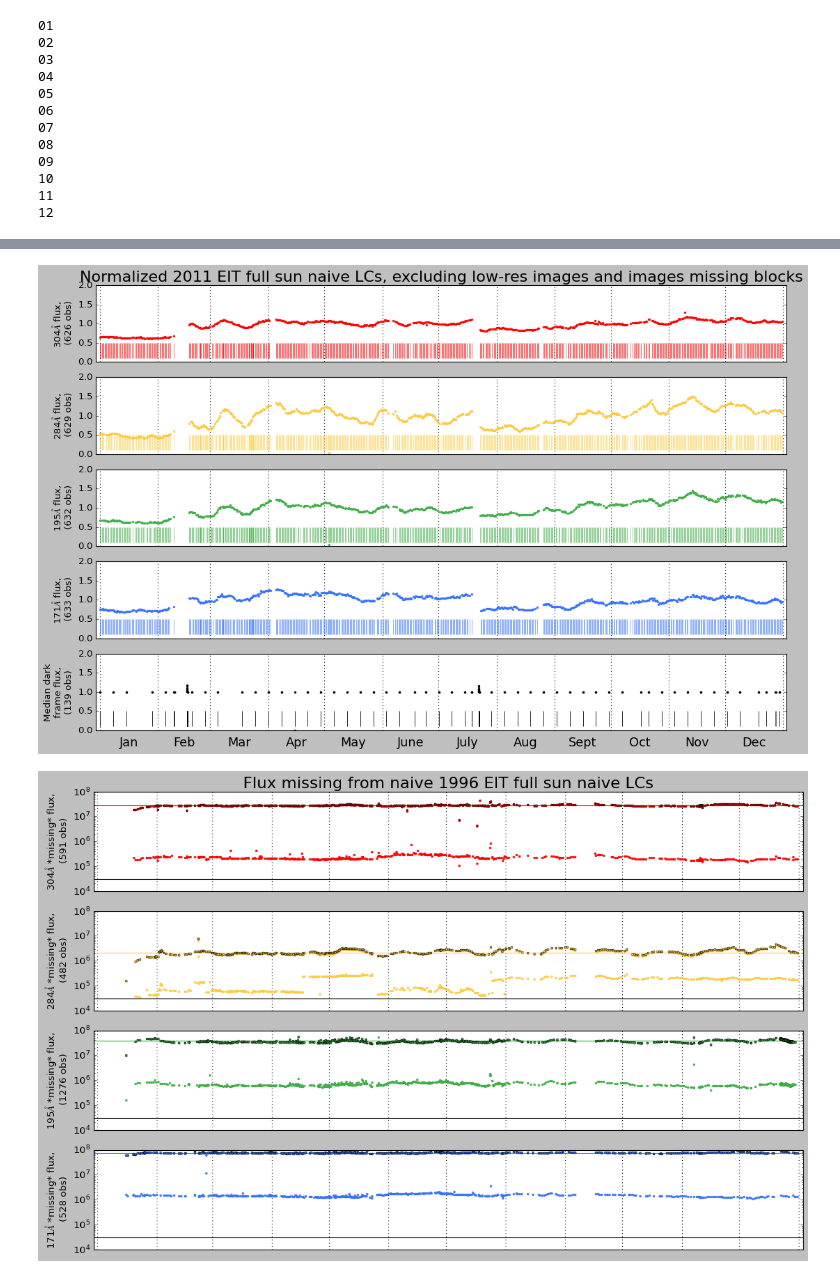
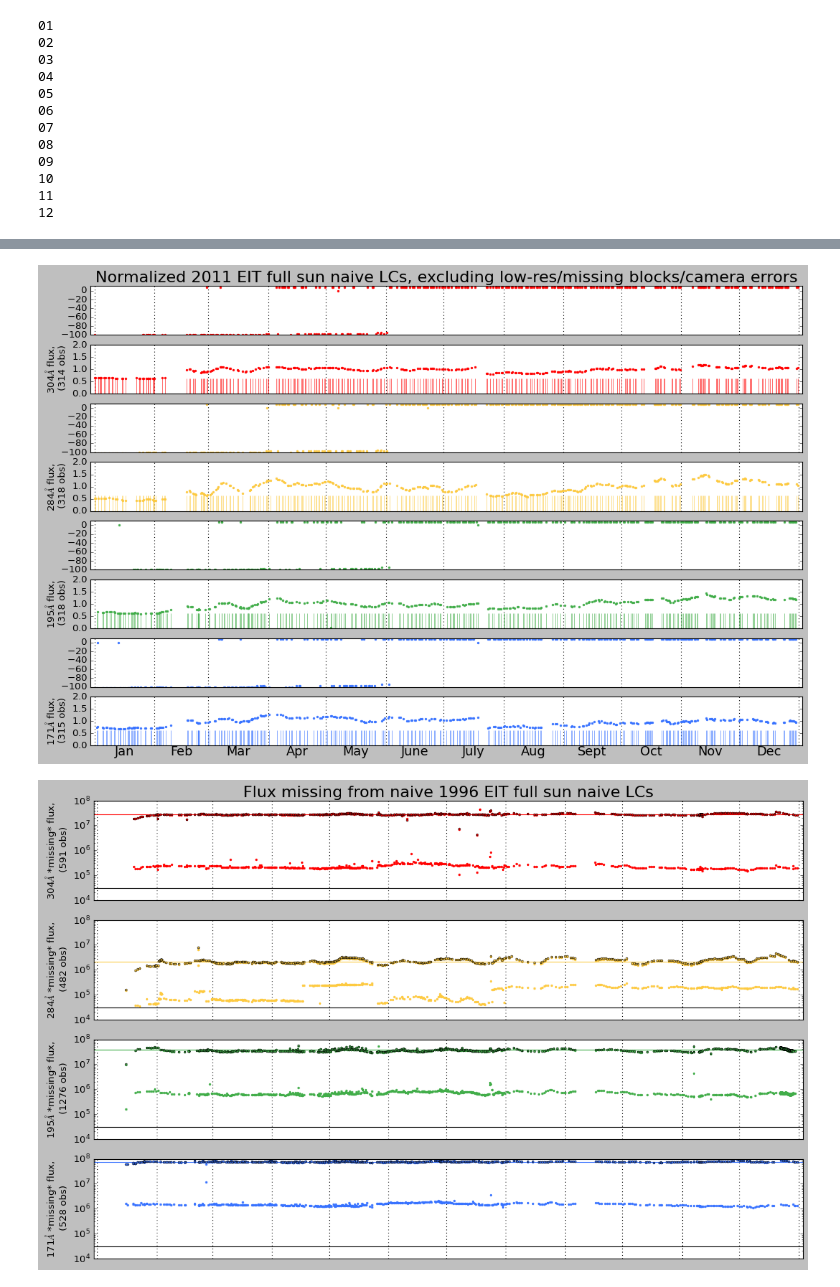
Before and after one commit to esandford/archivalSOHO, a Jupyter notebook: data/EITfluxsum.ipynb, the cells around one changed output, grey strips where cells are left out. Drawn from its saved outputs; the diff is of its cells as text; code cells hidden in the pictures.

Commit message:
VIRGO and SEM LCs ready; EIT LC extraction running on wormhole

```diff
--- a/data/EITfluxsum.ipynb
+++ b/data/EITfluxsum.ipynb
@@ -180,6 +326,6 @@ print(minPhysDistToEdge)
 # %%
 #for year in range(1996, 2010):
-for year in [1996]:
+for year in [2011]:
     jan1_thisyear = '{0}-01-01T00:00:00.000Z'.format(year)
     jan1_thisyear = astropy.time.Time(jan1_thisyear).jd
 
@@ -200,6 +346,11 @@ for year in [1996]:
     missing_fluxes_195 = []
     missing_fluxes_284 = []
     missing_fluxes_304 = []
+
+    temps_171 = []
+    temps_195 = []
+    temps_284 = []
+    temps_304 = []
 
     sci_objs = []
     dates = []
@@ -265,26 +416,30 @@ for year in [1996]:
                     wavelength = header['WAVELNTH']
 
                     #exclude lower-resolution or partial images and images with missing data blocks
-                    if np.shape(data) == (1024,1024) and header['MSBLOCKS'] == 0:
+                    if np.shape(data) == (1024,1024) and header['MSBLOCKS'] == 0 and header['CAMERERR'] == 'no':
                         if wavelength == 171:
                             obsTimes_171.append(header['DATE-BEG'])
                             fluxes_171.append(np.sum(data[cutout_mask]))
                             missing_fluxes_171.append(np.sum(data[missing_mask]))
+                            temps_171.append(header['CCDTEMP'])
 
                         if wavelength == 195:
                             obsTimes_195.append(header['DATE-BEG'])
                             fluxes_195.append(np.sum(data[cutout_mask]))
                             missing_fluxes_195.append(np.sum(data[missing_mask]))
+                            temps_195.append(header['CCDTEMP'])
 
                         if wavelength == 284:
                             obsTimes_284.append(header['DATE-BEG'])
                             fluxes_284.append(np.sum(data[cutout_mask]))
                             missing_fluxes_284.append(np.sum(data[missing_mask]))
+                            temps_284.append(header['CCDTEMP'])
 
                         if wavelength == 304:
                             obsTimes_304.append(header['DATE-BEG'])
                             fluxes_304.append(np.sum(data[cutout_mask]))
                             missing_fluxes_304.append(np.sum(data[missing_mask]))
+                            temps_304.append(header['CCDTEMP'])
 
                 elif "dark_image" in sci_obj_:
                     #separate out what I assume are mis-labeled stray light images
@@ -315,6 +470,11 @@ for year in [1996]:
     m195 = np.array(missing_fluxes_195)
     m284 = np.array(missing_fluxes_284)
     m304 = np.array(missing_fluxes_304)
+
+    temps_171 = np.array(temps_171)
+    temps_195 = np.array(temps_195)
+    temps_284 = np.array(temps_284)
+    temps_304 = np.array(temps_304)
 # %% [output]
 01
 02
@@ -335,51 +504,61 @@ print(np.median(mfDark))
 # %%
-fig, axes = plt.subplots(5,1,figsize=(16,10))
+fig, axes = plt.subplots(8,1,figsize=(16,10))
 
 runningdaycount = 0
 for i, d in enumerate(dayspermonth):
     for ax in axes:
         ax.axvline(runningdaycount,color='k',ls=':')
-    axes[4].text(runningdaycount + d/2, -0.4, months[i],horizontalalignment='center',fontsize=16)
+    axes[7].text(runningdaycount + d/2, -0.4, months[i],horizontalalignment='center',fontsize=16)
     runningdaycount = runningdaycount+d
     # leap years
     if year%4 == 0 and i==1:
         runningdaycount = runningdaycount + 1
 
-axes[4].errorbar(tDark-jan1_thisyear, mfDark/np.median(mfDark), ls='None',marker='.',ms=5,c='k')
-axes[3].errorbar(t171-jan1_thisyear, f171/np.median(f171), yerr=unc171/np.median(f171), ls='None', elinewidth=1, capsize=0, marker='.',ms=5,c='#3772ff',ecolor='k')
-axes[2].errorbar(t195-jan1_thisyear, f195/np.median(f195), yerr=unc195/np.median(f195), ls='None', elinewidth=1, capsize=0, marker='.',ms=5,c='#41ad49',ecolor='k')
-axes[1].errorbar(t284-jan1_thisyear, f284/np.median(f284), yerr=unc284/np.median(f284), ls='None', elinewidth=1, capsize=0, marker='.',ms=5,c='#fdca40',ecolor='k')
-axes[0].errorbar(t304-jan1_thisyear, f304/np.median(f304), yerr=unc304/np.median(f304), ls='None', elinewidth=1, capsize=0, marker='.',ms=5,c='r',ecolor='k')
+axes[6].plot(t171-jan1_thisyear, temps_171, ls='None',marker='.',ms=5,c='#3772ff')
+axes[4].plot(t195-jan1_thisyear, temps_195, ls='None',marker='.',ms=5,c='#41ad49')
+axes[2].plot(t284-jan1_thisyear, temps_284, ls='None',marker='.',ms=5,c='#fdca40')
+axes[0].plot(t304-jan1_thisyear, temps_304, ls='None',marker='.',ms=5,c='r')
+
+#axes[4].errorbar(tDark-jan1_thisyear, mfDark/np.median(mfDark), ls='None',marker='.',ms=5,c='k')
+axes[7].errorbar(t171-jan1_thisyear, f171/np.median(f171), yerr=unc171/np.median(f171), ls='None', elinewidth=1, capsize=0, marker='.',ms=5,c='#3772ff',ecolor='k')
+axes[5].errorbar(t195-jan1_thisyear, f195/np.median(f195), yerr=unc195/np.median(f195), ls='None', elinewidth=1, capsize=0, marker='.',ms=5,c='#41ad49',ecolor='k')
+axes[3].errorbar(t284-jan1_thisyear, f284/np.median(f284), yerr=unc284/np.median(f284), ls='None', elinewidth=1, capsize=0, marker='.',ms=5,c='#fdca40',ecolor='k')
+axes[1].errorbar(t304-jan1_thisyear, f304/np.median(f304), yerr=unc304/np.median(f304), ls='None', elinewidth=1, capsize=0, marker='.',ms=5,c='r',ecolor='k')
 #ax.set_xlabel('time', fontsize=16) #("BJD-2450083.5 [days since 01/01/{0} 00:00 UTC]".format(year),fontsize=16)
 
 
-axes[4].plot(tDark-jan1_thisyear, 0.3*np.ones_like(tDark), ls='None',marker='|',ms=20,mec='k')
-axes[3].plot(t171-jan1_thisyear,  0.3*np.ones_like(t171), ls='None',   marker='|',ms=20,mec='#3772ff')
-axes[2].plot(t195-jan1_thisyear,  0.3*np.ones_like(t195), ls='None', marker='|',ms=20,mec='#41ad49')
-axes[1].plot(t284-jan1_thisyear,  0.3*np.ones_like(t284), ls='None', marker='|',ms=20,mec='#fdca40')
-axes[0].plot(t304-jan1_thisyear,  0.3*np.ones_like(t304), ls='None', marker='|',ms=20,mec='r')
+#axes[4].plot(tDark-jan1_thisyear, 0.3*np.ones_like(tDark), ls='None',marker='|',ms=20,mec='k')
+axes[7].plot(t171-jan1_thisyear,  0.3*np.ones_like(t171), ls='None',   marker='|',ms=20,mec='#3772ff')
+axes[5].plot(t195-jan1_thisyear,  0.3*np.ones_like(t195), ls='None', marker='|',ms=20,mec='#41ad49')
+axes[3].plot(t284-jan1_thisyear,  0.3*np.ones_like(t284), ls='None', marker='|',ms=20,mec='#fdca40')
+axes[1].plot(t304-jan1_thisyear,  0.3*np.ones_like(t304), ls='None', marker='|',ms=20,mec='r')
 
 
-axes[4].set_ylabel("Median dark""\n""frame flux,""\n""({0} obs)".format(len(tDark)))
-axes[3].set_ylabel(r"171$\AA$ flux,""\n"" ({0} obs)".format(len(t171)))
-axes[2].set_ylabel(r"195$\AA$ flux,""\n"" ({0} obs)".format(len(t195)))
-axes[1].set_ylabel(r"284$\AA$ flux,""\n"" ({0} obs)".format(len(t284)))
-axes[0].set_ylabel(r"304$\AA$ flux,""\n"" ({0} obs)".format(len(t304)))
+#axes[4].set_ylabel("Median dark""\n""frame flux,""\n""({0} obs)".format(len(tDark)))
+axes[7].set_ylabel(r"171$\AA$ flux,""\n"" ({0} obs)".format(len(t171)))
+axes[5].set_ylabel(r"195$\AA$ flux,""\n"" ({0} obs)".format(len(t195)))
+axes[3].set_ylabel(r"284$\AA$ flux,""\n"" ({0} obs)".format(len(t284)))
+axes[1].set_ylabel(r"304$\AA$ flux,""\n"" ({0} obs)".format(len(t304)))
 
 
 for ax in axes:
     ax.set_xticks([])
     ax.set_xlim(-2,runningdaycount+2)
     #ax.axhline(1,ls=":",color='k',zorder=1,lw=0.5)
     ax.ticklabel_format(scilimits=(-4,4),useMathText=True)
+
+for ax in [axes[1],axes[3],axes[5],axes[7]]:
     ax.set_ylim(0.,2)
 
+for ax in [axes[0],axes[2],axes[4],axes[6]]:
+    ax.set_ylim(-100,10)
 
-axes[0].set_title(r'Normalized {0} EIT full sun naive LCs, excluding low-res images and images missing blocks'.format(year),fontsize=20)
-#plt.show()
-plt.savefig("./EITnaiveLCs_{0}.pdf".format(year), bbox_inches="tight")
+
+axes[0].set_title(r'Normalized {0} EIT full sun naive LCs, excluding low-res/missing blocks/camera errors'.format(year),fontsize=20)
+plt.show()
+#plt.savefig("./EITnaiveLCs_{0}.pdf".format(year), bbox_inches="tight")
 # %% [output]
-[figure, old version]
+[figure, new version]
 # %%
 fig, axes = plt.subplots(4,1,figsize=(16,10))
 
```
Also changed, not shown: parts of 10 cells of this notebook, 47 other files.
